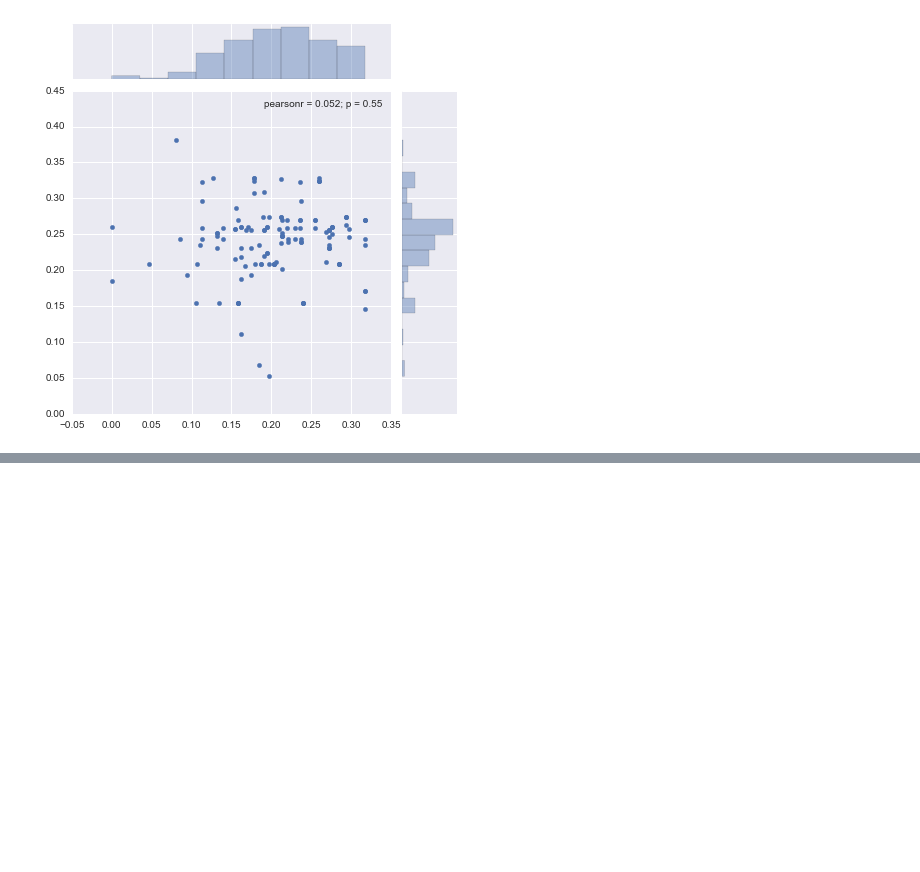
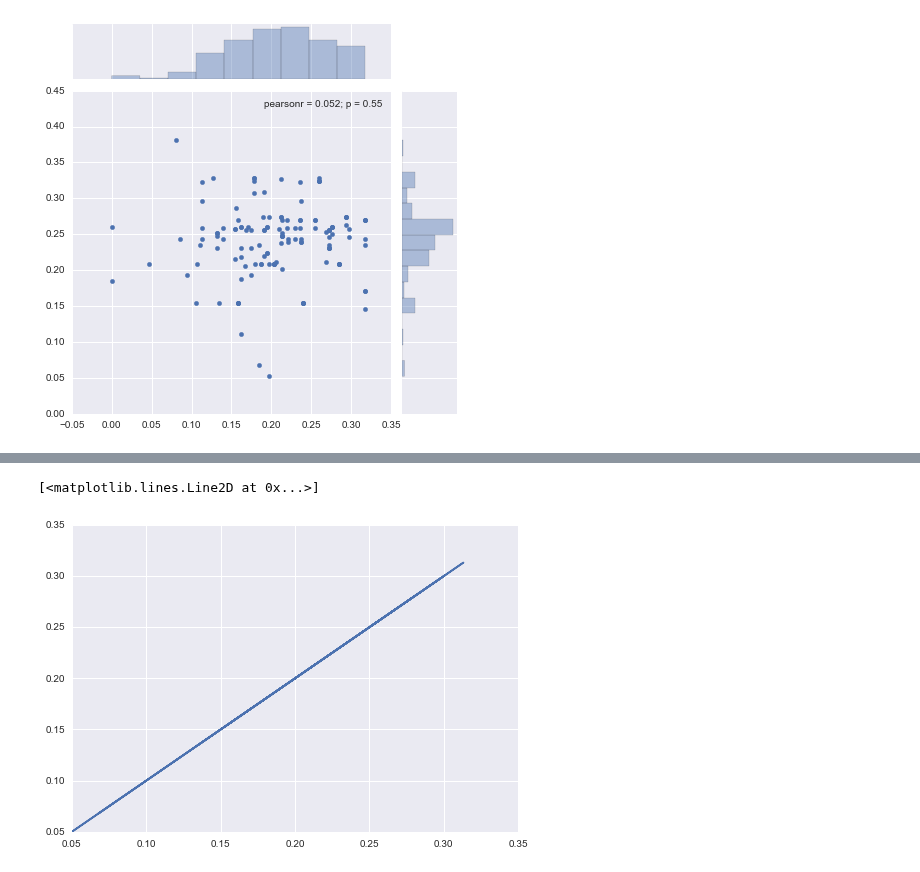
Before and after one commit to ryneches/SuchTree, a Jupyter notebook: data/gopher-louse/Gopher-Louse.ipynb, the cells around one changed output, grey strips where cells are left out. Drawn from its saved outputs; the diff is of its cells as text; code cells hidden in the pictures; blank space fills up the shorter version.

```diff
--- a/data/gopher-louse/Gopher-Louse.ipynb
+++ b/data/gopher-louse/Gopher-Louse.ipynb
@@ -116,0 +150,10 @@ seaborn.jointplot( result['TreeA'], result['TreeB'] )
+# %%
+d_st, d_sb = [],[]
+for a,b in combinations( T2.leafs.keys(), 2 ) :
+    d_st.append( T2.distance( a, b ) )
+    A, B = map( d2.ids.index, [a,b] )
+    d_sb.append( d2[ A, B ] )
+plot( d_st, d_sb )
+# %% [output]
+[<matplotlib.lines.Line2D at 0x...>]
+[figure, added]
```
Also changed, not shown: parts of 10 cells of this notebook, 6 other files.
